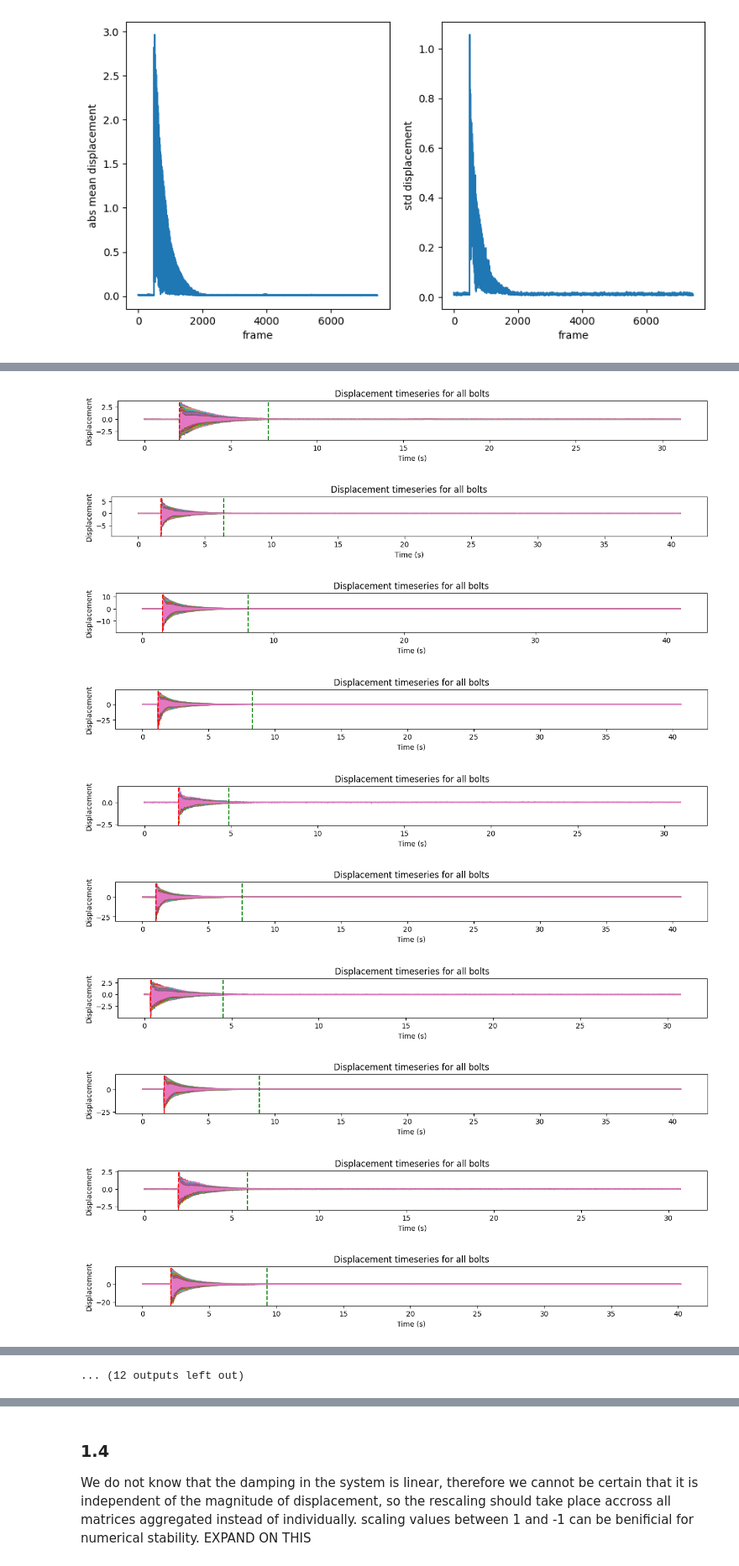
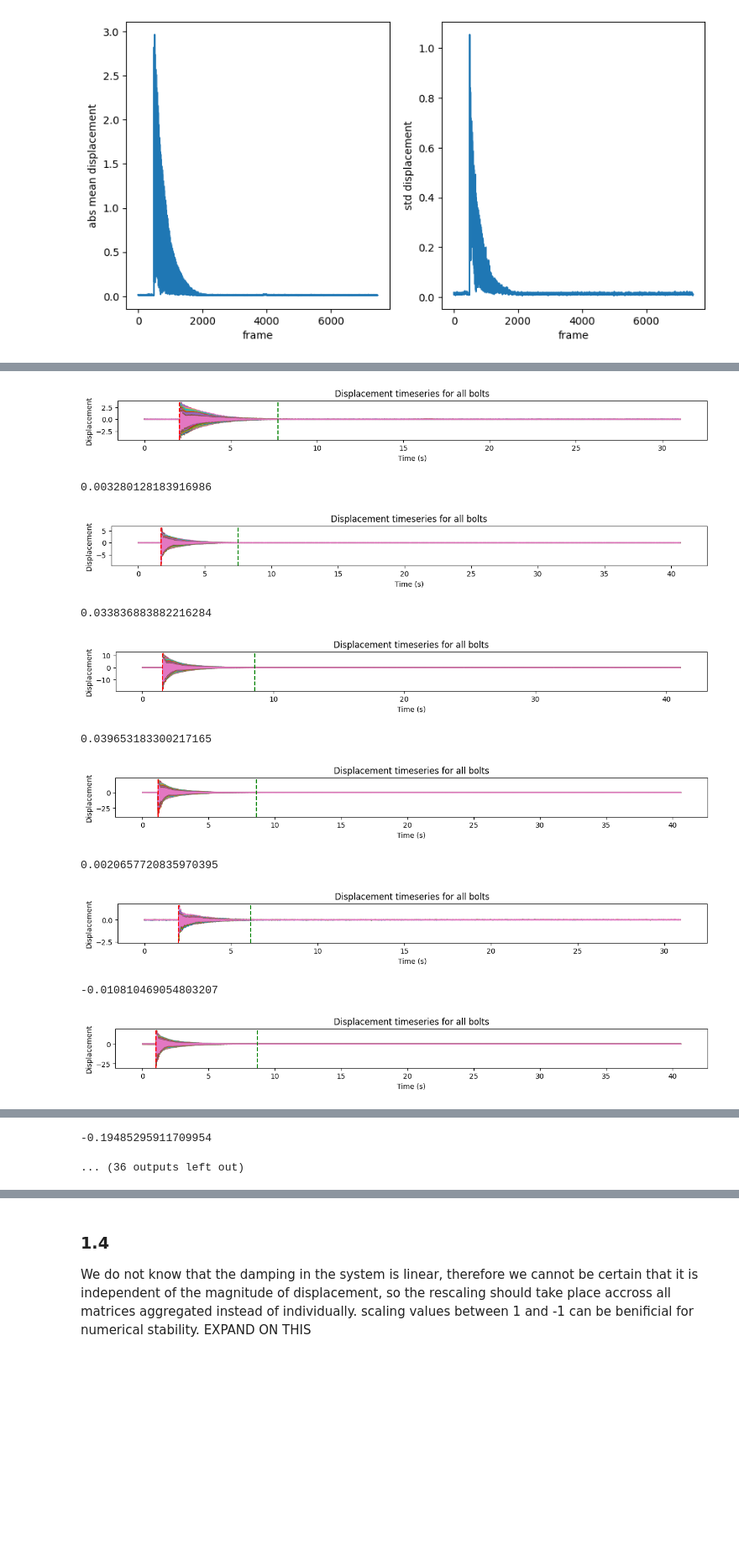
Before and after one commit to ck21706/DDPM_Coursework, a Jupyter notebook: solution_notebook.ipynb, the cells around one changed output, grey strips where cells are left out. Shown at 84% size. Cells and saved outputs as stored; diff of their text form; code cells hidden in the pictures; blank space fills up the shorter version.

```diff
--- a/solution_notebook.ipynb
+++ b/solution_notebook.ipynb
@@ -119,41 +109,44 @@ So we can remove the steady state time by selecting points that exceed some mini
 # %%
 def find_steady_state(data):
-    # timeseries of mean and std displacement across all bolts
+    # timeseries of mean displacement across all bolts
     mean_series = np.mean(abs(data), axis=0)
-    std_series = np.std(data, axis=0)
+    # std_series = np.std(data, axis=0)
 
     # getting the maximum mean and std values accross each bolt after t=20s
     t = get_time_from_frames(data.shape[1])
     steady_start = np.where(t > 20)[0][0]
-    mean_threshold = 1.4 * np.max(mean_series[steady_start:]) # fudge factor of 1.4 determined empirically
-    std_threshold = 1.4 *np.max(std_series[steady_start:])
+    mean_threshold =  2* np.max(mean_series[steady_start:]) # fudge factor of 1.4 determined empirically
+    # std_threshold = 1.4 *np.max(std_series[steady_start:])
 
     # getting indices of the transient state using mean and std thresholds
-    transient_mean = np.where(mean_series > mean_threshold)
-    transient_std = np.where(std_series > std_threshold)
-    transient_indices = np.intersect1d(transient_mean, transient_std)
+    transient_indices = np.where(mean_series > mean_threshold)[0]
+    # transient_std = np.where(std_series > std_threshold)
+    # transient_indices = np.intersect1d(transient_mean, transient_std)
     # stop at the last transient index
     stop = transient_indices[-1]
     # start index can be calculated in a more straightforward way
     max_mean = np.max(mean_series)
     start = np.where(mean_series > 0.05*max_mean)[0][0]
 
     return start, stop
 
 # visually validating the start and stop positions
 for i, data in enumerate(ordered_data_all):
     start, stop = find_steady_state(data)
     plot_timeseries(data, start=start, stop=stop, fig_size=(15, 1), show_legend=False)
     # trimming the data
     ordered_data_all[i] = data[:, start:stop]
+
+    print(data[5,5])
 # %% [output]
-[figure, old version]
+[figure, new version]
+0.003280128183916986
-[figure, old version]
+[figure, new version]
+0.033836883882216284
-[figure, old version]
+[figure, new version]
+0.039653183300217165
-[figure, old version]
+[figure, new version]
+0.0020657720835970395
-[figure, old version]
+[figure, new version]
+-0.010810469054803207
-[figure, old version]
+[figure, new version]
-[figure, removed]
-[figure, removed]
-[figure, removed]
-[figure, removed]
@@ -162 +153,2 @@ for i, data in enumerate(ordered_data_all):
-... (12 outputs left out)
+-0.19485295911709954
+... (36 outputs left out)
```
Also changed, not shown: parts of 47 cells of this notebook, 1 other file.
